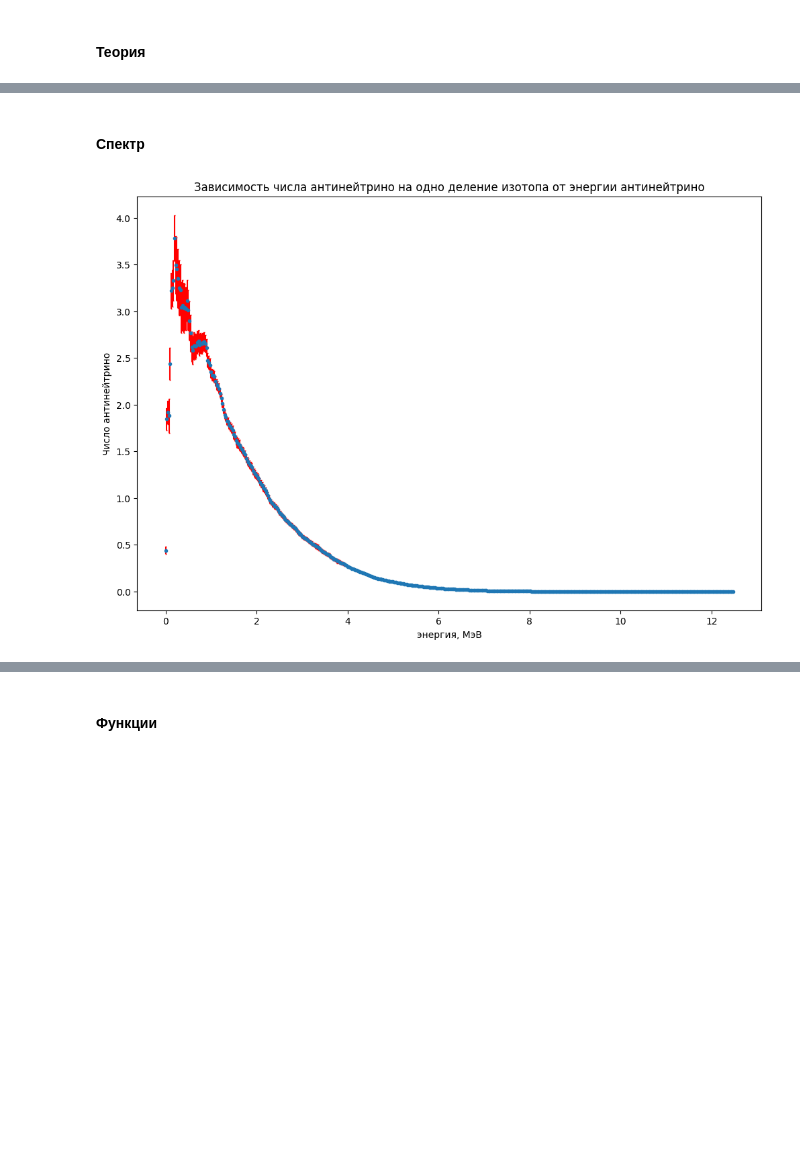
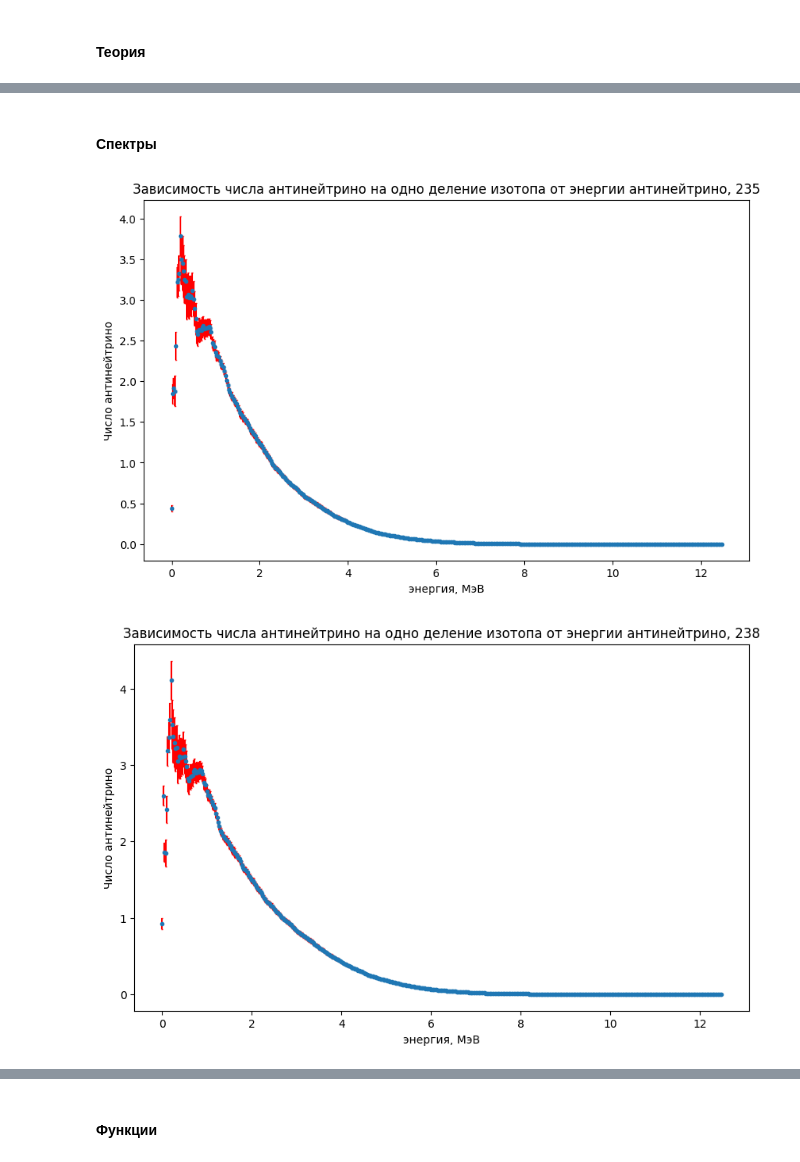
Before and after one commit to victorsemipalatin/course_work, a Jupyter notebook: project.ipynb, the cells around one changed output, grey strips where cells are left out. Drawn from its saved outputs; the diff is of its cells as text; code cells hidden in the pictures; blank space fills up the shorter version.

```diff
--- a/project.ipynb
+++ b/project.ipynb
@@ -23,16 +30,21 @@ $Постоянная \ распада \ для \ U^{235}: 9.8*10^{10} \ год^
 # %% [markdown]
-#### Спектр
+#### Спектры
 # %%
-file = uproot.open("BESTIOLE_amp_Fallot_Spectra.root")
-key = "235-Best;1"
-x = file[key].axis().edges()[:-1]
-y = file[key].values()
-err = file[key].errors()
-plt.figure(figsize=(12, 8))
-plt.errorbar(x, y, err, ecolor="r", fmt='.', capsize=1)
-plt.title("Зависимость числа антинейтрино на одно деление изотопа от энергии антинейтрино")
-plt.xlabel("энергия, МэВ")
-plt.ylabel("Число антинейтрино")
-plt.show()
+file_name = "BESTIOLE_amp_Fallot_Spectra.root"
+file = uproot.open(file_name)
+for key in file.keys():
+    if "Best" in key:
+        x = file[key].axis().edges()[:-1]
+        y = file[key].values()
+        err = file[key].errors()
+        plt.figure(figsize=(10, 6))
+        plt.errorbar(x, y, err, ecolor="r", fmt='.', capsize=1)
+        plt.title(f"Зависимость числа антинейтрино на одно деление изотопа от энергии антинейтрино, {key[-10:-7]}")
+        plt.xlabel("энергия, МэВ")
+        plt.ylabel("Число антинейтрино")
+        plt.show()
+    else:
+        break
 # %% [output]
-[figure, old version]
+[figure, new version]
+[figure, added]
```
Also changed, not shown: parts of 7 cells of this notebook.
